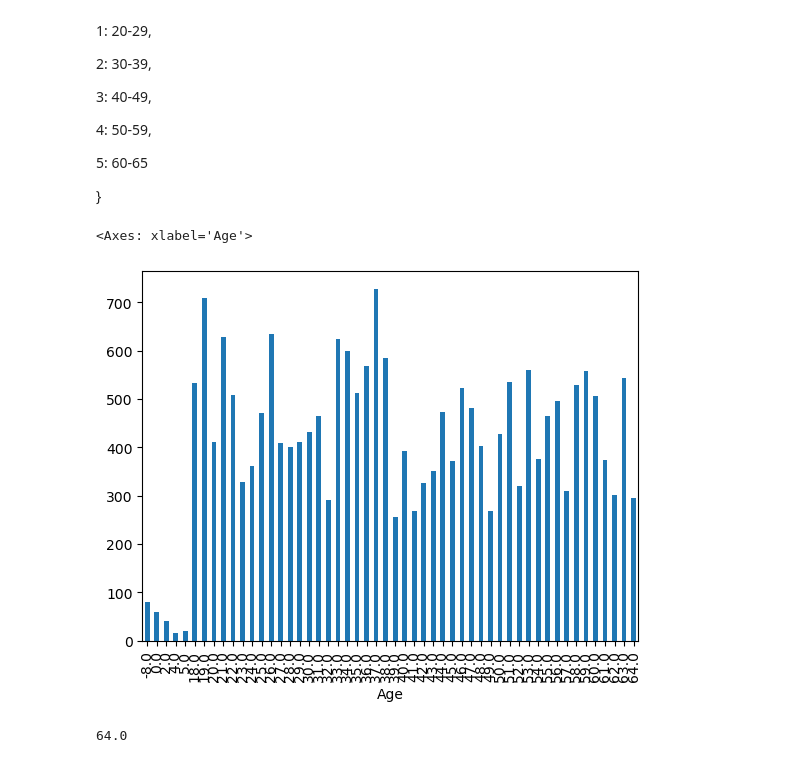
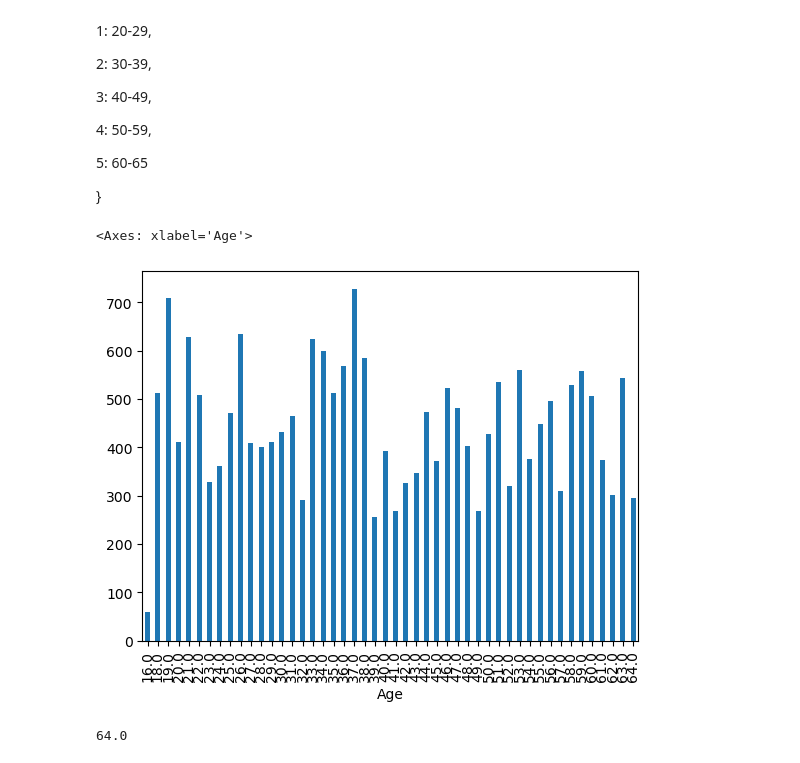
Before and after one commit to IliasMaz/DataScience-Project, a Jupyter notebook: project.ipynb, the cells around one changed output. Cells and saved outputs as stored; diff of their text form; code cells hidden in the pictures.

```diff
--- a/project.ipynb
+++ b/project.ipynb
@@ -707,8 +721,8 @@ age_mapping={
 # %%
-df2.groupby('Age')['Total Amount'].mean().plot.bar()
+df.groupby('Age')['Total Amount'].mean().plot.bar()
 # %% [output]
 <Axes: xlabel='Age'>
-[figure, old version]
+[figure, new version]
 # %%
 df.Age.max()
 # %% [output]
```
Also changed, not shown: parts of 19 cells of this notebook.
